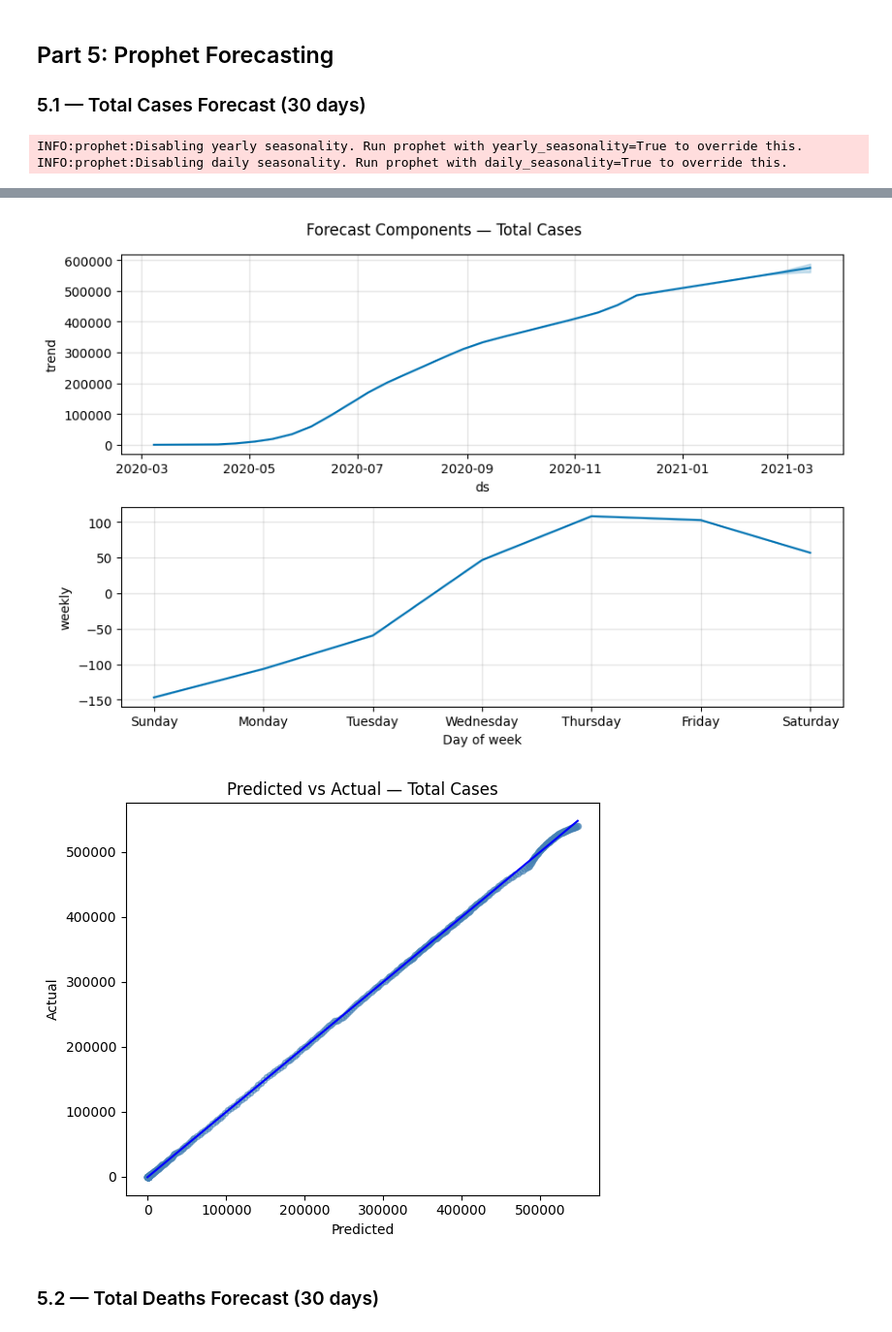
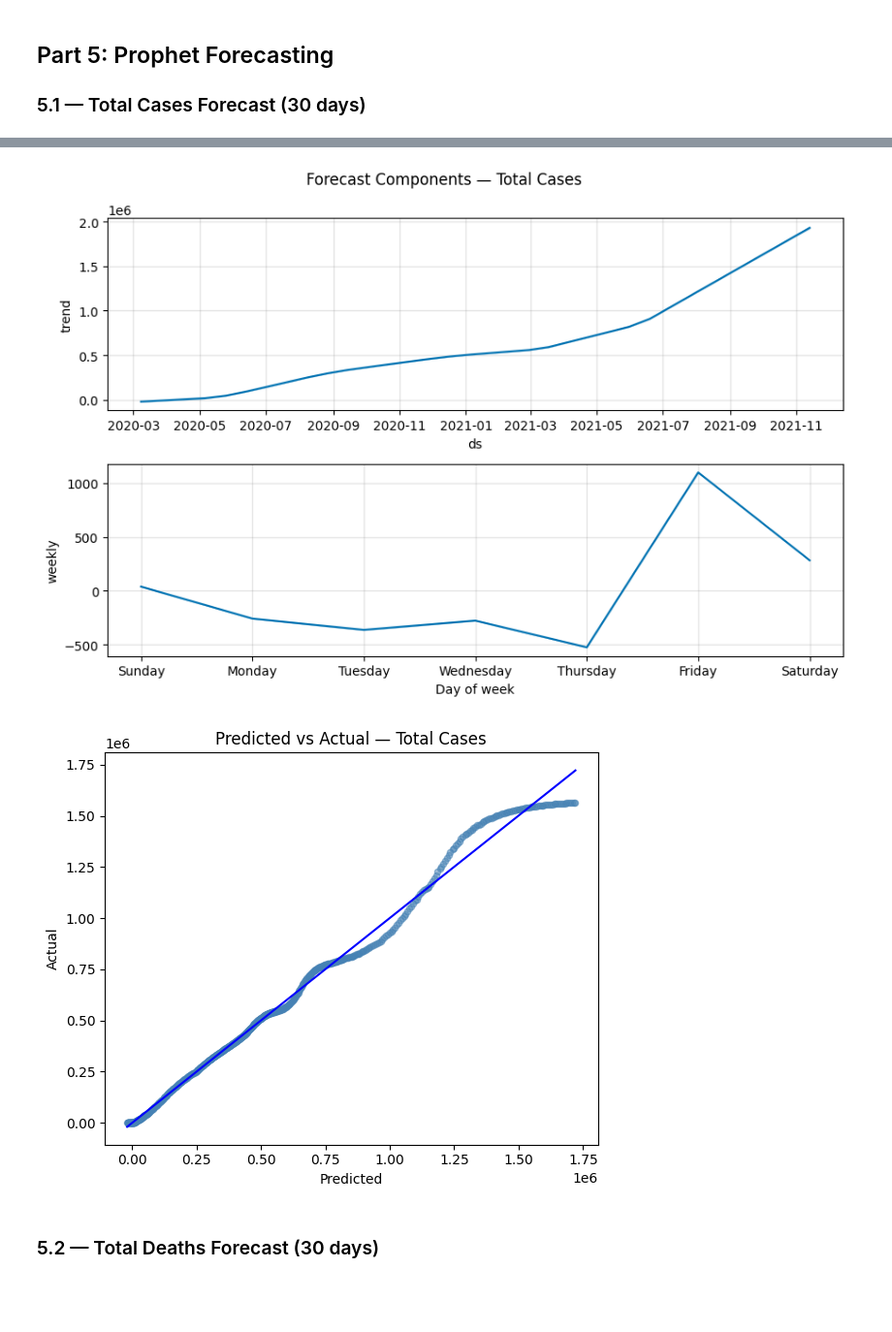
Before and after one commit to Sahadat97/COVID-19-Bangladesh-EDA-and-Daily-Cases-Prediction, a Jupyter notebook: COVID19_Bangladesh.ipynb, the cells around one changed output, grey strips where cells are left out. Shown at 97% size. Saved outputs shown, nothing was run; the diff lists cells and outputs as text; code cells hidden in the pictures; blank space fills up the shorter version.

```diff
--- a/COVID19_Bangladesh.ipynb
+++ b/COVID19_Bangladesh.ipynb
@@ -331,13 +331,11 @@ def run_prophet(df, date_col, value_col, periods=30, title=''):
     return model, forecast
 # %%
 # Prophet Model 1: Total Cases (30-day forecast)
-mts, forecast_ts = run_prophet(df, 'date', 'total_cases', periods=30, title='Total Cases')
+mts, forecast_ts = run_prophet(df, 'final_date', 'total_cases', periods=30, title='Total Cases')
 # %% [output]
-INFO:prophet:Disabling yearly seasonality. Run prophet with yearly_seasonality=True to override this.
-INFO:prophet:Disabling daily seasonality. Run prophet with daily_seasonality=True to override this.
 [interactive output not drawn]
-[figure, old version]
+[figure, new version]
-[figure, old version]
+[figure, new version]
 # %% [markdown]
 ### 5.2 — Total Deaths Forecast (30 days)
 # %%
```
Also changed, not shown: parts of 27 cells of this notebook.
